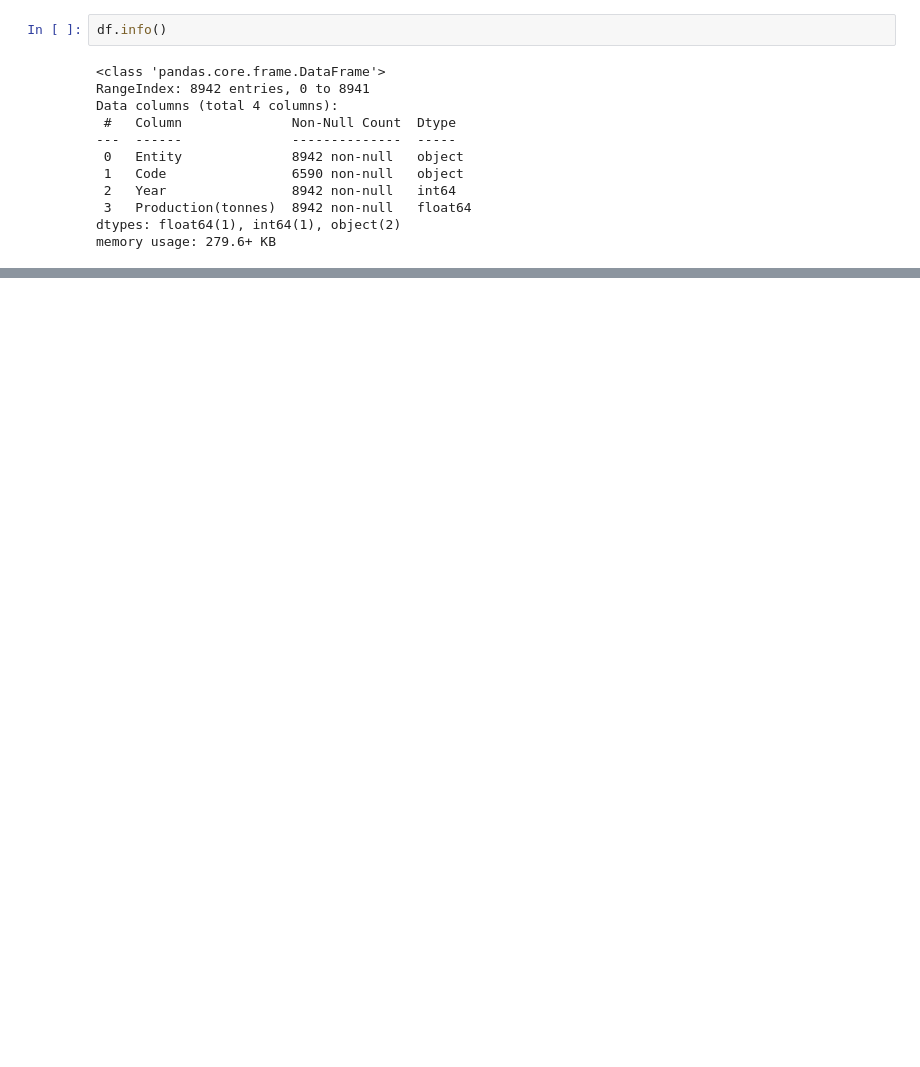
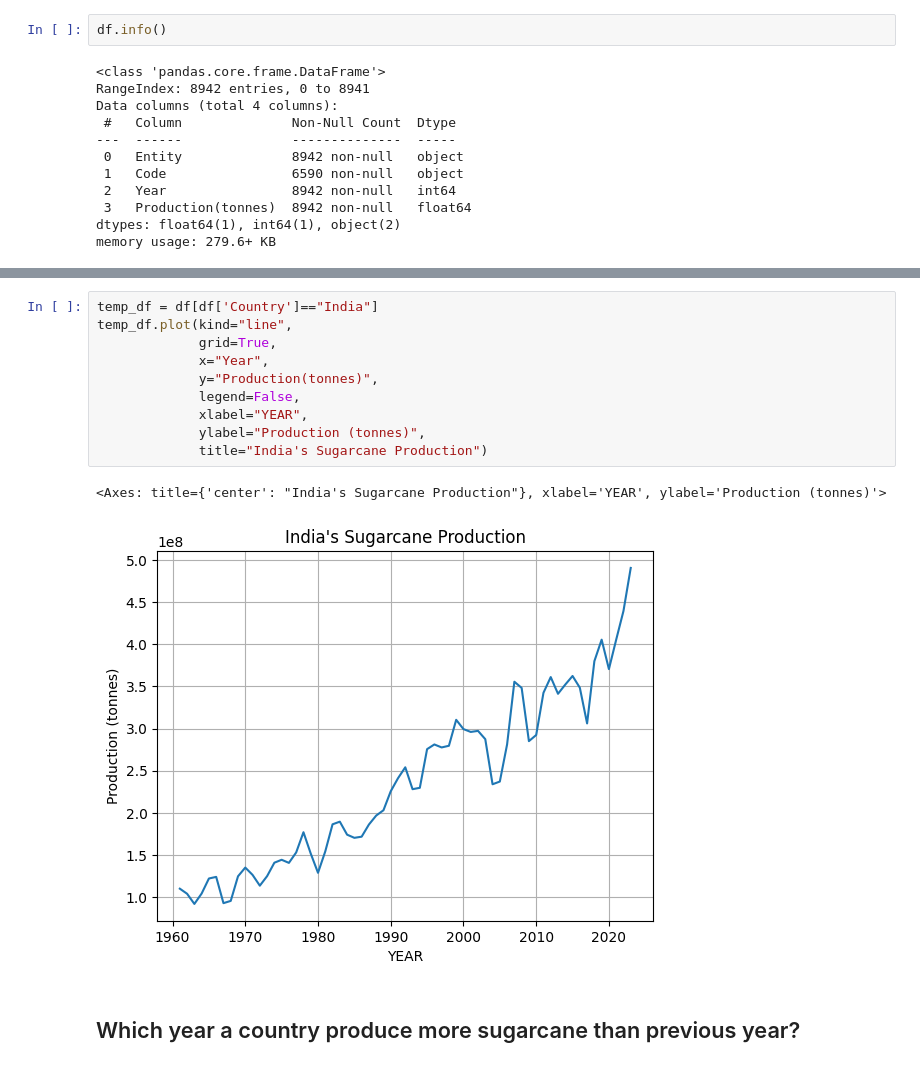
Before and after one commit to Lovekumar-Creative/SUGARCANE-PRODUCTION-ANALYSIS, a Jupyter notebook: sugarcane Production.ipynb, the cells around one changed output, grey strips where cells are left out. Drawn from its saved outputs; the diff is of its cells as text; blank space fills up the shorter version.

```diff
--- a/sugarcane Production.ipynb
+++ b/sugarcane Production.ipynb
@@ -52,0 +85,15 @@ memory usage: 279.6+ KB
+# %%
+temp_df = df[df['Country']=="India"]
+temp_df.plot(kind="line",
+             grid=True,
+             x="Year",
+             y="Production(tonnes)",
+             legend=False,
+             xlabel="YEAR",
+             ylabel="Production (tonnes)",
+             title="India's Sugarcane Production")
+# %% [output]
+<Axes: title={'center': "India's Sugarcane Production"}, xlabel='YEAR', ylabel='Production (tonnes)'>
+[figure, added]
+# %% [markdown]
+## Which year a country produce more sugarcane than previous year?
```
Also changed, not shown: parts of 9 cells of this notebook.
